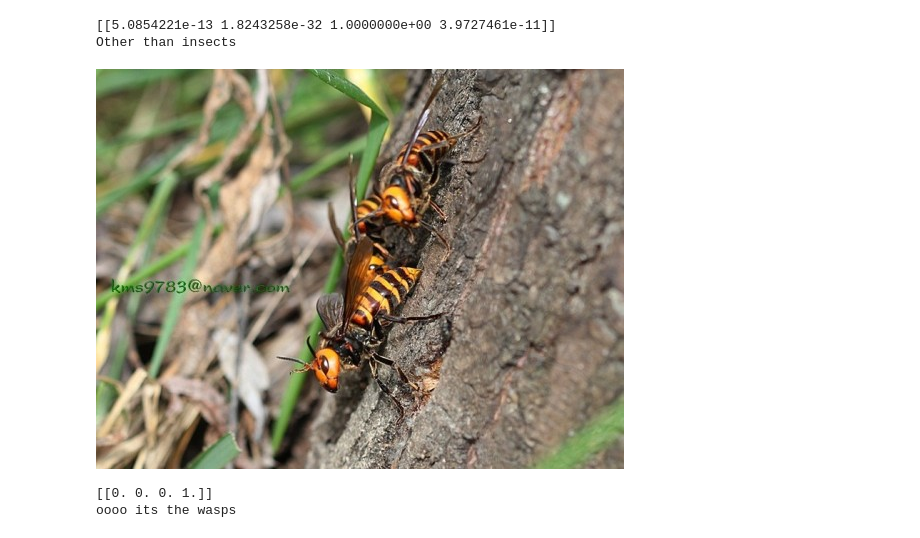
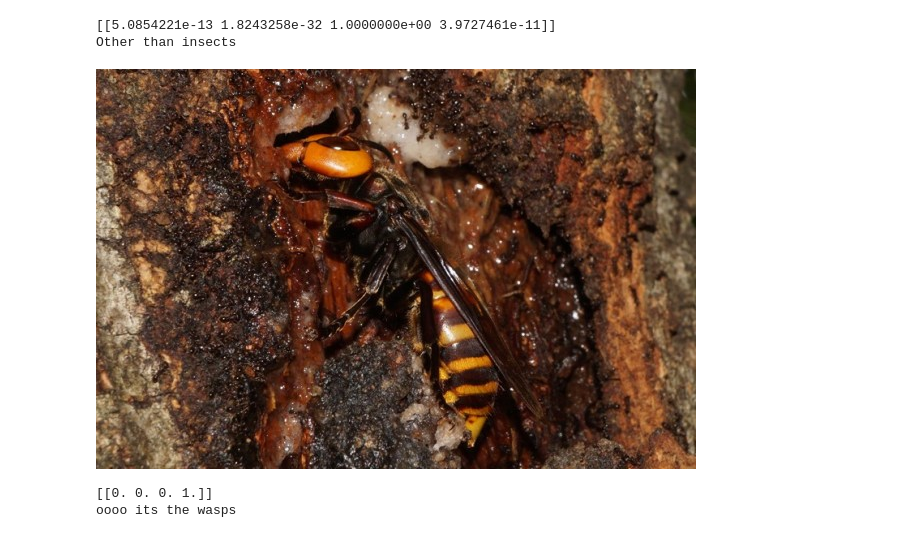
Before and after one commit to ys07/murder_hornet_hunter, a Jupyter notebook: bee_vs_wasp_Conv2D.ipynb, the cells around one changed output. Saved outputs shown, nothing was run; the diff lists cells and outputs as text; code cells hidden in the pictures.

```diff
--- a/bee_vs_wasp_Conv2D.ipynb
+++ b/bee_vs_wasp_Conv2D.ipynb
@@ -201,9 +204,9 @@ testing_image(f'{ROOT}/other_noinsect/501094.jpg')
 [[5.0854221e-13 1.8243258e-32 1.0000000e+00 3.9727461e-11]]
 Other than insects
 # %%
-Image(f'{KILLER_ROOT}/naver_0003.jpg')
+Image(f'{KILLER_ROOT}/naver_0005.jpg')
 # %% [output]
-[figure, old version]
+[figure, new version]
 # %%
 testing_image(f'{KILLER_ROOT}/naver_0003.jpg')
 # %% [output]
```
Also changed, not shown: parts of 2 cells of this notebook.
